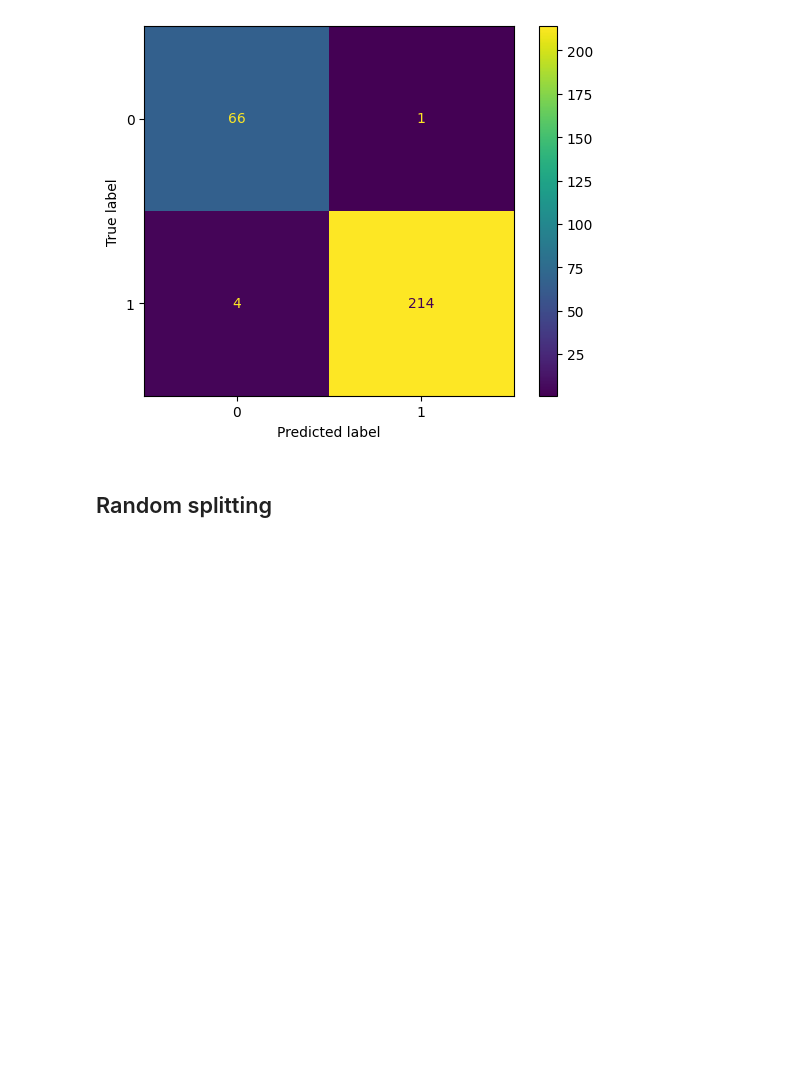
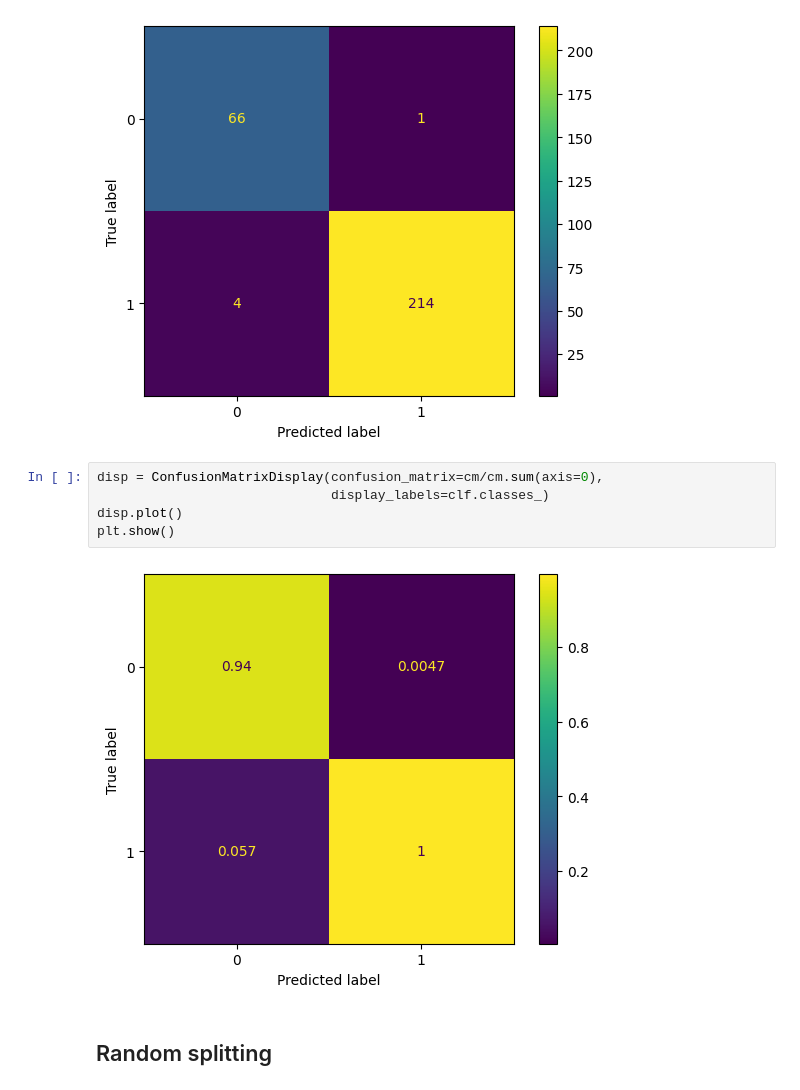
Before and after one commit to mdkamrulhasan/data_mining_kdd, a Jupyter notebook: notebooks/Classification_breast_cancer.ipynb, the cells around one changed output. Drawn from its saved outputs; the diff is of its cells as text; blank space fills up the shorter version.

```diff
--- a/notebooks/Classification_breast_cancer.ipynb
+++ b/notebooks/Classification_breast_cancer.ipynb
@@ -120,6 +117,13 @@ disp.plot()
 plt.show()
 # %% [output]
 [figure]
+# %%
+disp = ConfusionMatrixDisplay(confusion_matrix=cm/cm.sum(axis=0),
+                              display_labels=clf.classes_)
+disp.plot()
+plt.show()
+# %% [output]
+[figure, added]
 # %% [markdown]
 ## Random splitting
 # %%
```
Also changed, not shown: parts of 7 cells of this notebook.
